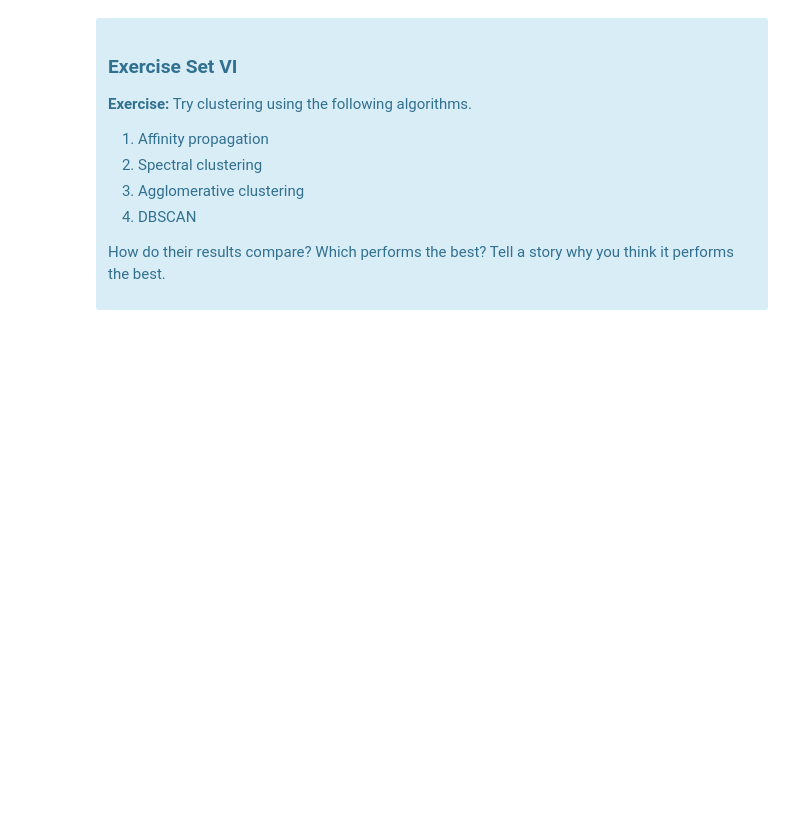
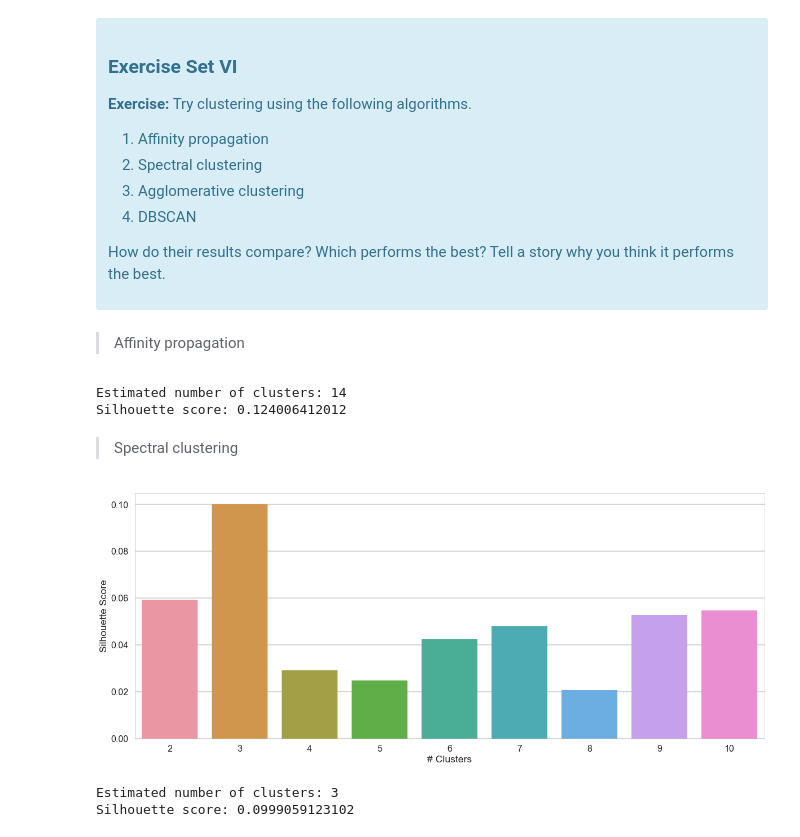
Before and after one commit to nicolechao/springboard-data-science, a Jupyter notebook: Mini Projects and Exercises/Clustering Customer Segmentation/Mini_Project_Clustering.ipynb, the cells around one changed output. Drawn from its saved outputs; the diff is of its cells as text; code cells hidden in the pictures; blank space fills up the shorter version.

Commit message:
Tried more clustering algorithm like affinity propagation, spectral clustering, agglomerative clustering & dbscan.

```diff
--- a/Mini Projects and Exercises/Clustering Customer Segmentation/Mini_Project_Clustering.ipynb
+++ b/Mini Projects and Exercises/Clustering Customer Segmentation/Mini_Project_Clustering.ipynb
@@ -533,0 +532,43 @@ Source: http://scikit-learn.org/stable/modules/clustering.html
+# %% [markdown]
+> Affinity propagation
+# %%
+from sklearn.cluster import AffinityPropagation
+
+ap = AffinityPropagation()
+ap.fit(x_cols)
+labels = ap.predict(x_cols)
+n_clusters = len(ap.cluster_centers_indices_)
+
+print('Estimated number of clusters: %d' % n_clusters)
+print('Silhouette score:', silhouette_score(x_cols, labels))
+# %% [output]
+Estimated number of clusters: 14
+Silhouette score: 0.124006412012
+# %% [markdown]
+> Spectral clustering
+# %%
+from sklearn.cluster import SpectralClustering
+
+silhouette_avgs = []
+
+for k in ks:
+    sc = SpectralClustering(n_clusters = k, random_state = 13)
+    labels = sc.fit_predict(x_cols)
+    silhouette_avgs.append(silhouette_score(x_cols, labels))
+
+fig, ax = plt.subplots(figsize = (20,8))
+sns.barplot(x = ks, y = silhouette_avgs, ax = ax)
+plt.xlabel('# Clusters')
+plt.ylabel('Silhouette Score')
+plt.show()
+
+n_clusters = ks[silhouette_avgs.index(max(silhouette_avgs))]
+sc = SpectralClustering(n_clusters = n_clusters, random_state = 13)
+labels = sc.fit_predict(x_cols)
+
+print('Estimated number of clusters: %d' % n_clusters)
+print('Silhouette score:', silhouette_score(x_cols, labels))
+# %% [output]
+[figure, added]
+Estimated number of clusters: 3
+Silhouette score: 0.0999059123102
```
Also changed, not shown: parts of 6 cells of this notebook.
